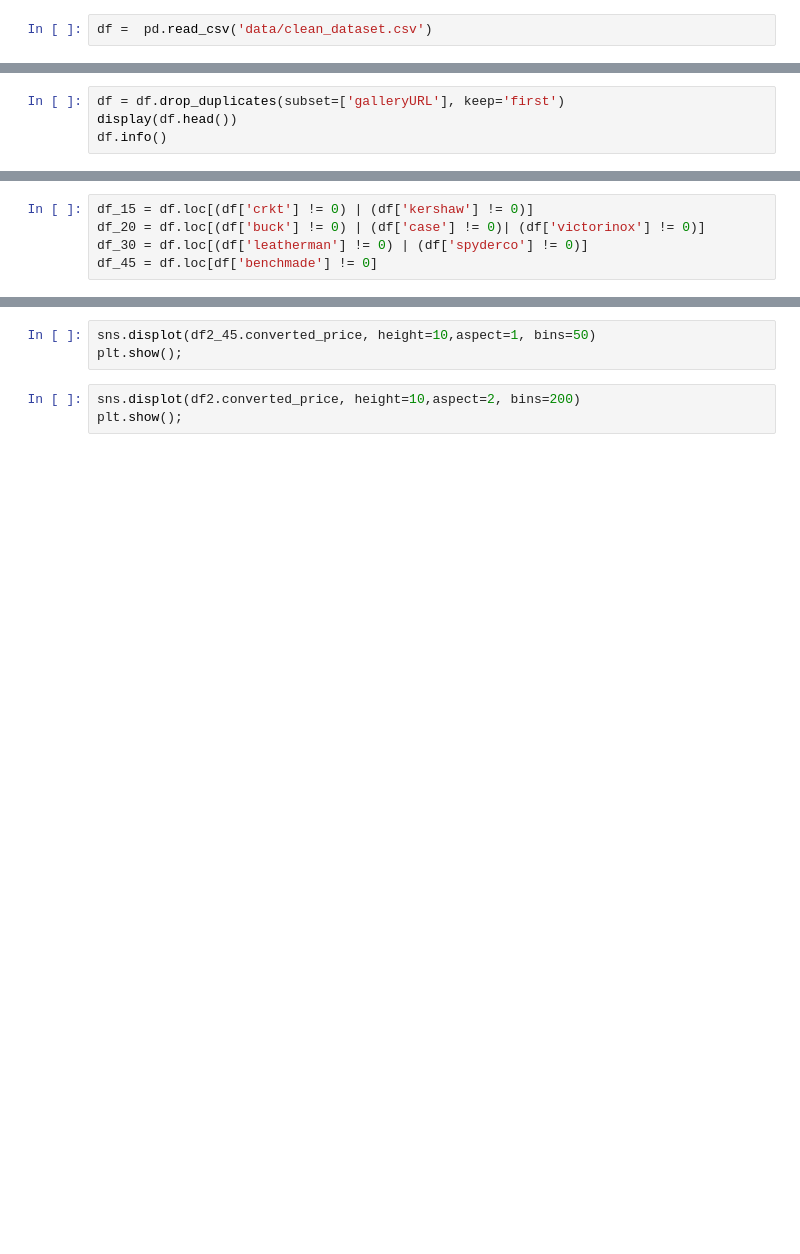
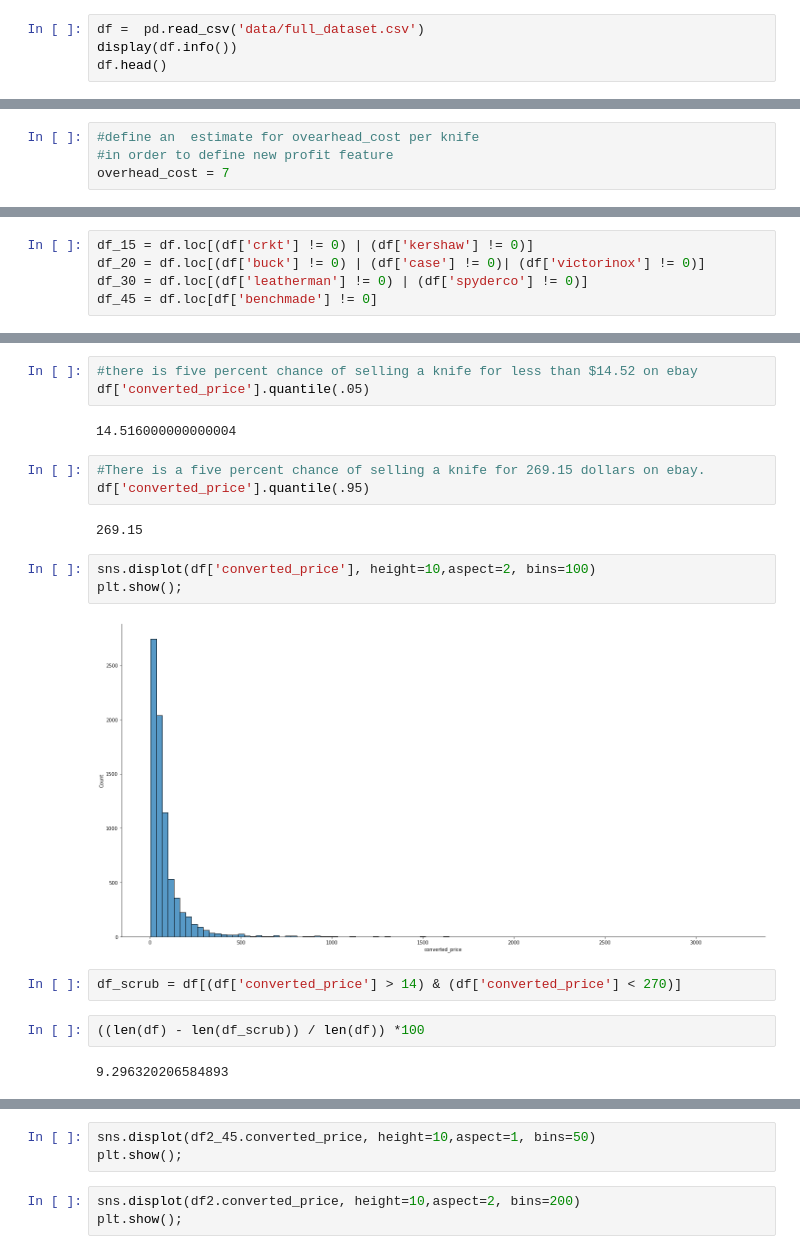
Before and after one commit to ddey117/Neural_Network_Predicting_Reseller_Success_Ebay, a Jupyter notebook: Predicting_Reseller_Success_Ebay.ipynb, the cells around one changed output, grey strips where cells are left out. Cells and saved outputs as stored; diff of their text form; blank space fills up the shorter version.

Commit message:
update visualizations

```diff
--- a/Predicting_Reseller_Success_Ebay.ipynb
+++ b/Predicting_Reseller_Success_Ebay.ipynb
@@ -389,4 +390,6 @@ Questions to consider:
 * What else could you do in the future to improve this project?
 ***
 # %%
-df =  pd.read_csv('data/clean_dataset.csv')
+df =  pd.read_csv('data/full_dataset.csv')
+display(df.info())
+df.head()
@@ -515,4 +485,0 @@ df = pd.read_csv('data/full_dataset.csv')
-# %%
-df = df.drop_duplicates(subset=['galleryURL'], keep='first')
-display(df.head())
-df.info()
@@ -665 +606,5 @@ overhead_cost = 8
+# %%
+#define an  estimate for ovearhead_cost per knife
+#in order to define new profit feature
+overhead_cost = 7
 # %%
@@ -745,0 +762,21 @@ display(df_45.info())
+# %%
+#there is five percent chance of selling a knife for less than $14.52 on ebay
+df['converted_price'].quantile(.05)
+# %% [output]
+14.516000000000004
+# %%
+#There is a five percent chance of selling a knife for 269.15 dollars on ebay.
+df['converted_price'].quantile(.95)
+# %% [output]
+269.15
+# %%
+sns.displot(df['converted_price'], height=10,aspect=2, bins=100)
+plt.show();
+# %% [output]
+[figure, added]
+# %%
+df_scrub = df[(df['converted_price'] > 14) & (df['converted_price'] < 270)]
+# %%
+((len(df) - len(df_scrub)) / len(df)) *100
+# %% [output]
+9.296320206584893
```
Also changed, not shown: parts of 75 cells of this notebook, 1 other file.
